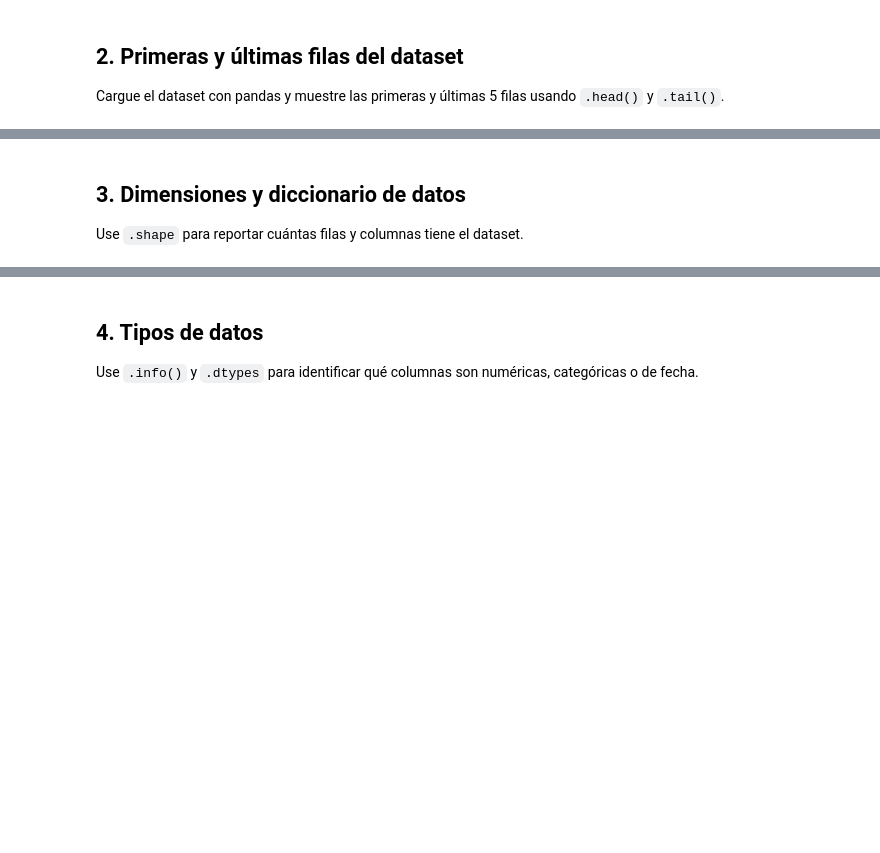
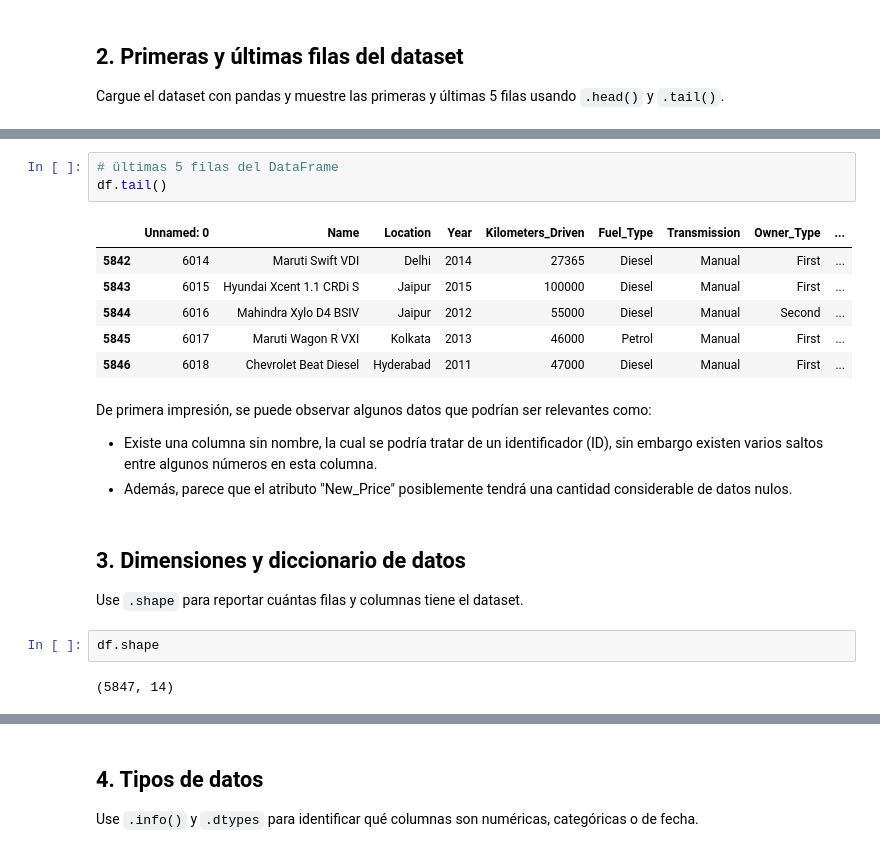
Before and after one commit to Jjes07/FundamentosML-Workshop1, a Jupyter notebook: EDA.ipynb, the cells around one changed output, grey strips where cells are left out. Cells and saved outputs as stored; diff of their text form; blank space fills up the shorter version.

```diff
--- a/EDA.ipynb
+++ b/EDA.ipynb
@@ -67,5 +81,23 @@ Cargue el dataset con pandas y muestre las primeras y últimas 5 filas usando `.
+# %%
+# ültimas 5 filas del DataFrame
+df.tail()
+# %% [output]
+|  | Unnamed: 0 | Name | Location | Year | Kilometers_Driven | Fuel_Type | Transmission | Owner_Type | ... |
+| 5842 | 6014 | Maruti Swift VDI | Delhi | 2014 | 27365 | Diesel | Manual | First | ... |
+| 5843 | 6015 | Hyundai Xcent 1.1 CRDi S | Jaipur | 2015 | 100000 | Diesel | Manual | First | ... |
+| 5844 | 6016 | Mahindra Xylo D4 BSIV | Jaipur | 2012 | 55000 | Diesel | Manual | Second | ... |
+| 5845 | 6017 | Maruti Wagon R VXI | Kolkata | 2013 | 46000 | Petrol | Manual | First | ... |
+| 5846 | 6018 | Chevrolet Beat Diesel | Hyderabad | 2011 | 47000 | Diesel | Manual | First | ... |
+# %% [markdown]
+De primera impresión, se puede observar algunos datos que podrían ser relevantes como:
+- Existe una columna sin nombre, la cual se podría tratar de un identificador (ID), sin embargo existen varios saltos entre algunos números en esta columna.
+- Además, parece que el atributo "New_Price" posiblemente tendrá una cantidad considerable de datos nulos.
 # %% [markdown]
 ## 3. Dimensiones y diccionario de datos
 
 Use `.shape` para reportar cuántas filas y columnas tiene el dataset.
+# %%
+df.shape
+# %% [output]
+(5847, 14)
 # %% [markdown]
```
Also changed, not shown: parts of 13 cells of this notebook.
